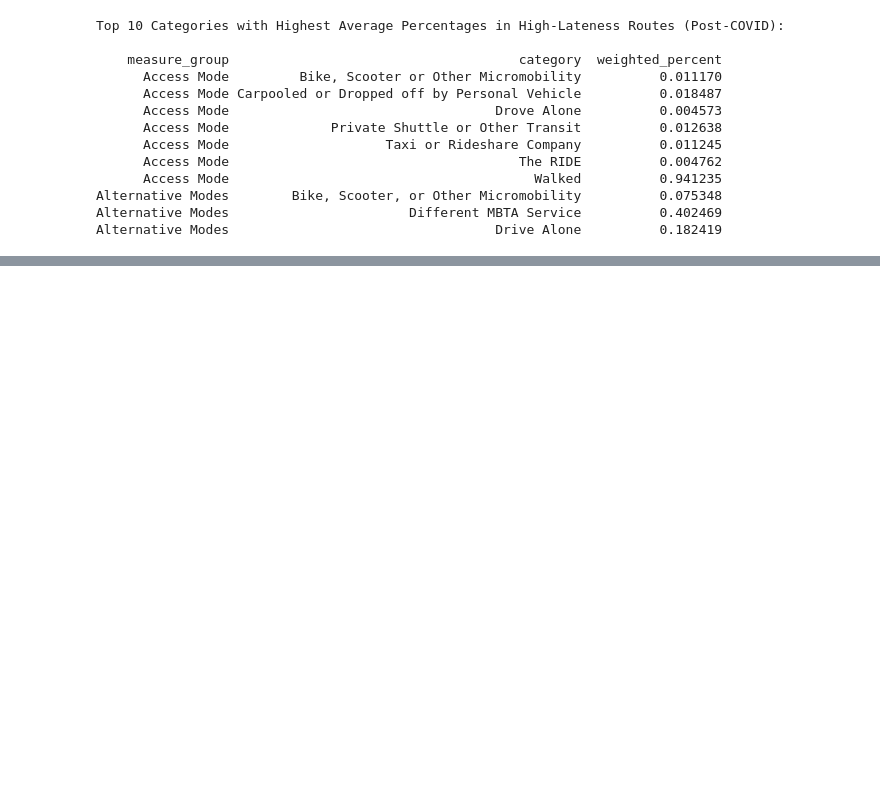
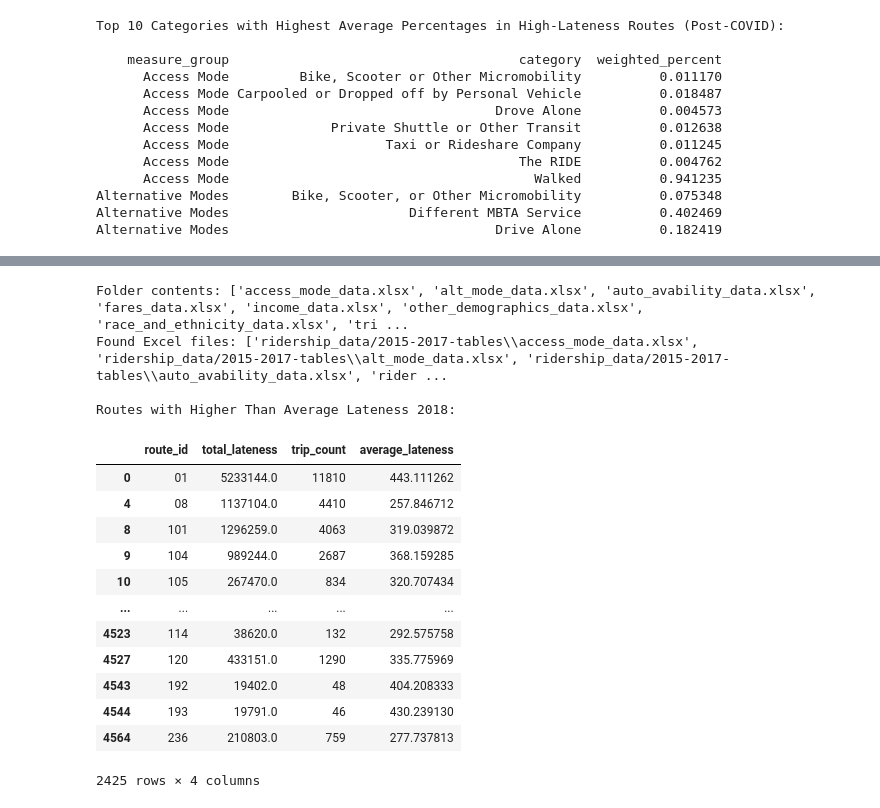
Before and after one commit to KKeySimon/BostonBusEquity, a Jupyter notebook: final.ipynb, the cells around one changed output, grey strips where cells are left out. Saved outputs shown, nothing was run; the diff lists cells and outputs as text; code cells hidden in the pictures; blank space fills up the shorter version.

```diff
--- a/final.ipynb
+++ b/final.ipynb
@@ -1124,21 +1130,42 @@ plt.show()
 # %%
 #pre covid lateness using the survey dataset 2015-2017 and the departure arrivals from 2018 (closest dataset)
 precovid_folder = "ridership_data/2015-2017-tables"
-file_paths = glob.glob(os.path.join(precovid_folder, '*export.xlsx'))
+print("Folder contents:", os.listdir(precovid_folder))
+file_pattern = os.path.join(precovid_folder, "*.xlsx")
+file_paths   = sorted(glob.glob(file_pattern))
+print("Found Excel files:", file_paths)
 
 df_list = [pd.read_excel(file) for file in file_paths]
 df_pre = pd.concat(df_list, ignore_index=True)
 
 # Convert route_id to match post-COVID dataset format
 above_avg_routes_2018 = above_avg_routes_2018.copy()
 above_avg_routes_2018["route_id"] = above_avg_routes_2018["route_id"].astype(str)
 
 df_pre["Route"] = df_pre["Route"].astype(str)
 
 # Merge post-COVID data with routes that had above-average lateness
 df_analysis2 = df_pre[df_pre["Route"].isin(above_avg_routes_2018["route_id"])]
 
 print("\nRoutes with Higher Than Average Lateness 2018:")
 display(above_avg_routes_2018)
+# %% [output]
+Folder contents: ['access_mode_data.xlsx', 'alt_mode_data.xlsx', 'auto_avability_data.xlsx', 'fares_data.xlsx', 'income_data.xlsx', 'other_demographics_data.xlsx', 'race_and_ethnicity_data.xlsx', 'tri ...
+Found Excel files: ['ridership_data/2015-2017-tables\\access_mode_data.xlsx', 'ridership_data/2015-2017-tables\\alt_mode_data.xlsx', 'ridership_data/2015-2017-tables\\auto_avability_data.xlsx', 'rider ...
+
+Routes with Higher Than Average Lateness 2018:
+|  | route_id | total_lateness | trip_count | average_lateness |
+| 0 | 01 | 5233144.0 | 11810 | 443.111262 |
+| 4 | 08 | 1137104.0 | 4410 | 257.846712 |
+| 8 | 101 | 1296259.0 | 4063 | 319.039872 |
+| 9 | 104 | 989244.0 | 2687 | 368.159285 |
+| 10 | 105 | 267470.0 | 834 | 320.707434 |
+| ... | ... | ... | ... | ... |
+| 4523 | 114 | 38620.0 | 132 | 292.575758 |
+| 4527 | 120 | 433151.0 | 1290 | 335.775969 |
+| 4543 | 192 | 19402.0 | 48 | 404.208333 |
+| 4544 | 193 | 19791.0 | 46 | 430.239130 |
+| 4564 | 236 | 210803.0 | 759 | 277.737813 |
+2425 rows × 4 columns
 # %%
 precovid_folder = "ridership_data/2015-2017-tables"
```
Also changed, not shown: parts of 6 cells of this notebook.
